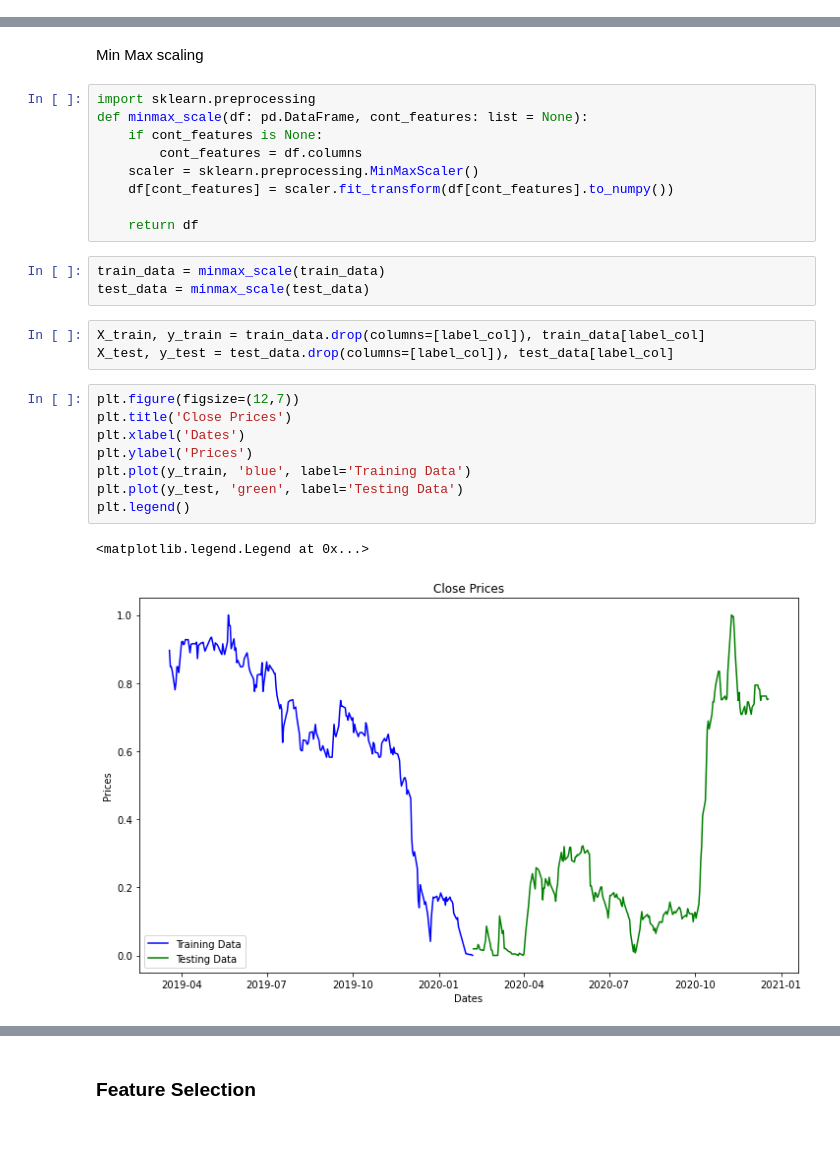
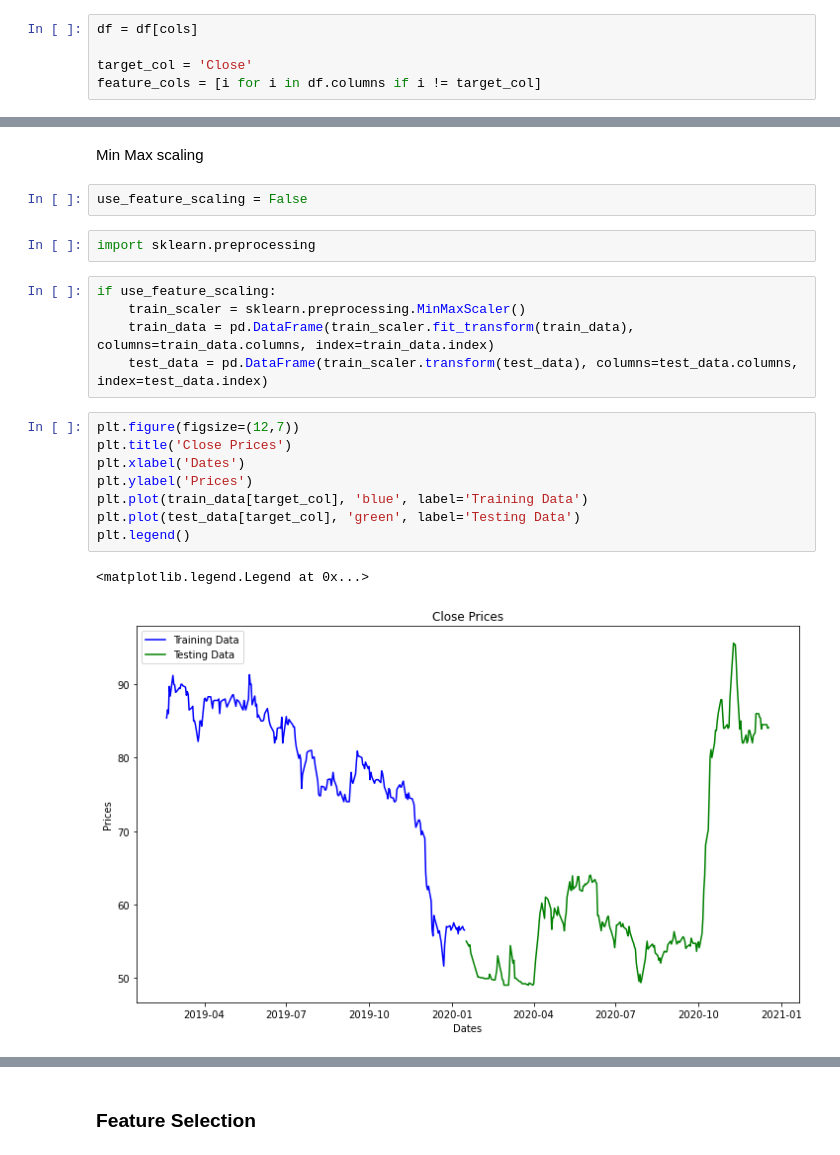
Before and after one commit to vantuan5644/StockPriceForecasting, a Jupyter notebook: notebooks/EDA_baseline-Massan.ipynb, the cells around one changed output, grey strips where cells are left out. Cells and saved outputs as stored; diff of their text form.

```diff
--- a/notebooks/EDA_baseline-Massan.ipynb
+++ b/notebooks/EDA_baseline-Massan.ipynb
@@ -155,3 +223,8 @@ label_col = 'Close'
+# %%
+df = df[cols]
+
+target_col = 'Close'
+feature_cols = [i for i in df.columns if i != target_col]
 # %%
 from sklearn.model_selection import train_test_split
 # %%
@@ -201,28 +274,22 @@ test_data
 # %% [markdown]
 Min Max scaling
-# %%
-import sklearn.preprocessing
-def minmax_scale(df: pd.DataFrame, cont_features: list = None):
-    if cont_features is None:
-        cont_features = df.columns
-    scaler = sklearn.preprocessing.MinMaxScaler()
-    df[cont_features] = scaler.fit_transform(df[cont_features].to_numpy())
-
-    return df
-# %%
-train_data = minmax_scale(train_data)
-test_data = minmax_scale(test_data)
-# %%
-X_train, y_train = train_data.drop(columns=[label_col]), train_data[label_col]
-X_test, y_test = test_data.drop(columns=[label_col]), test_data[label_col]
+# %%
+use_feature_scaling = False
+# %%
+import sklearn.preprocessing
+# %%
+if use_feature_scaling:
+    train_scaler = sklearn.preprocessing.MinMaxScaler()
+    train_data = pd.DataFrame(train_scaler.fit_transform(train_data), columns=train_data.columns, index=train_data.index)
+    test_data = pd.DataFrame(train_scaler.transform(test_data), columns=test_data.columns, index=test_data.index)
 # %%
 plt.figure(figsize=(12,7))
 plt.title('Close Prices')
 plt.xlabel('Dates')
 plt.ylabel('Prices')
-plt.plot(y_train, 'blue', label='Training Data')
-plt.plot(y_test, 'green', label='Testing Data')
+plt.plot(train_data[target_col], 'blue', label='Training Data')
+plt.plot(test_data[target_col], 'green', label='Testing Data')
 plt.legend()
 # %% [output]
 <matplotlib.legend.Legend at 0x...>
-[figure, old version]
+[figure, new version]
```
Also changed, not shown: parts of 37 cells of this notebook, 4 other files.
